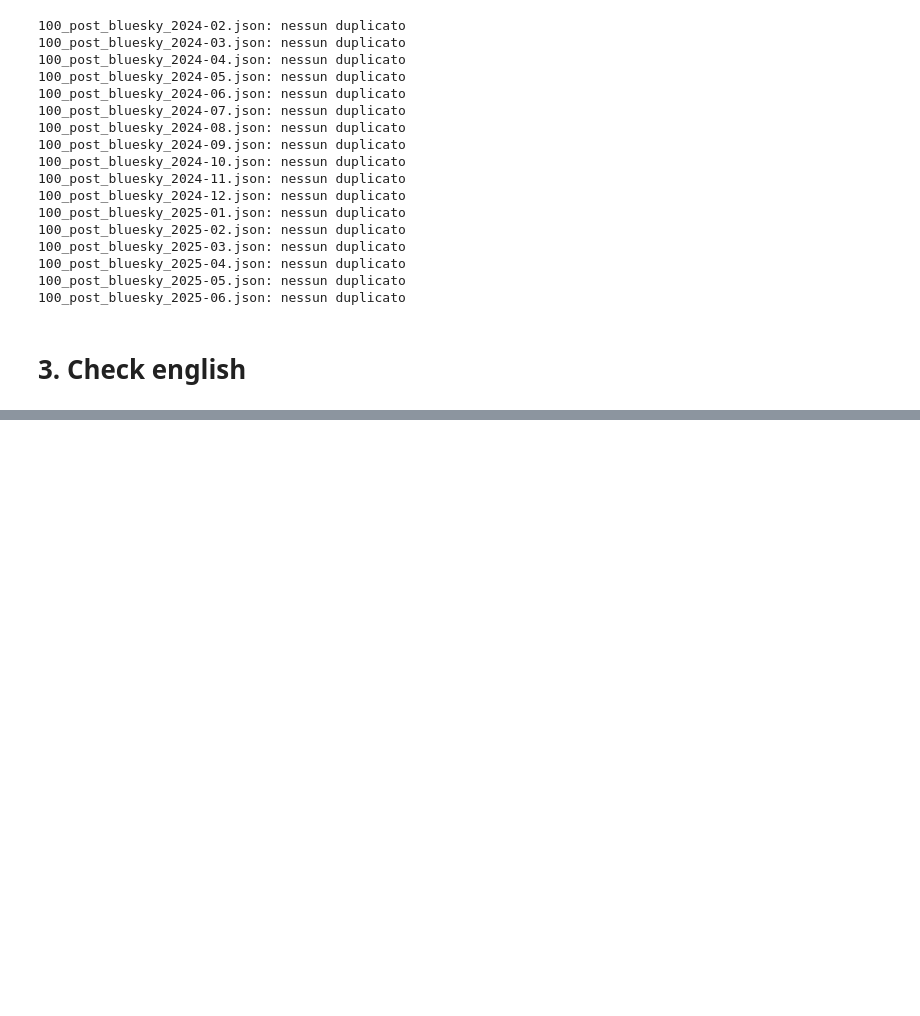
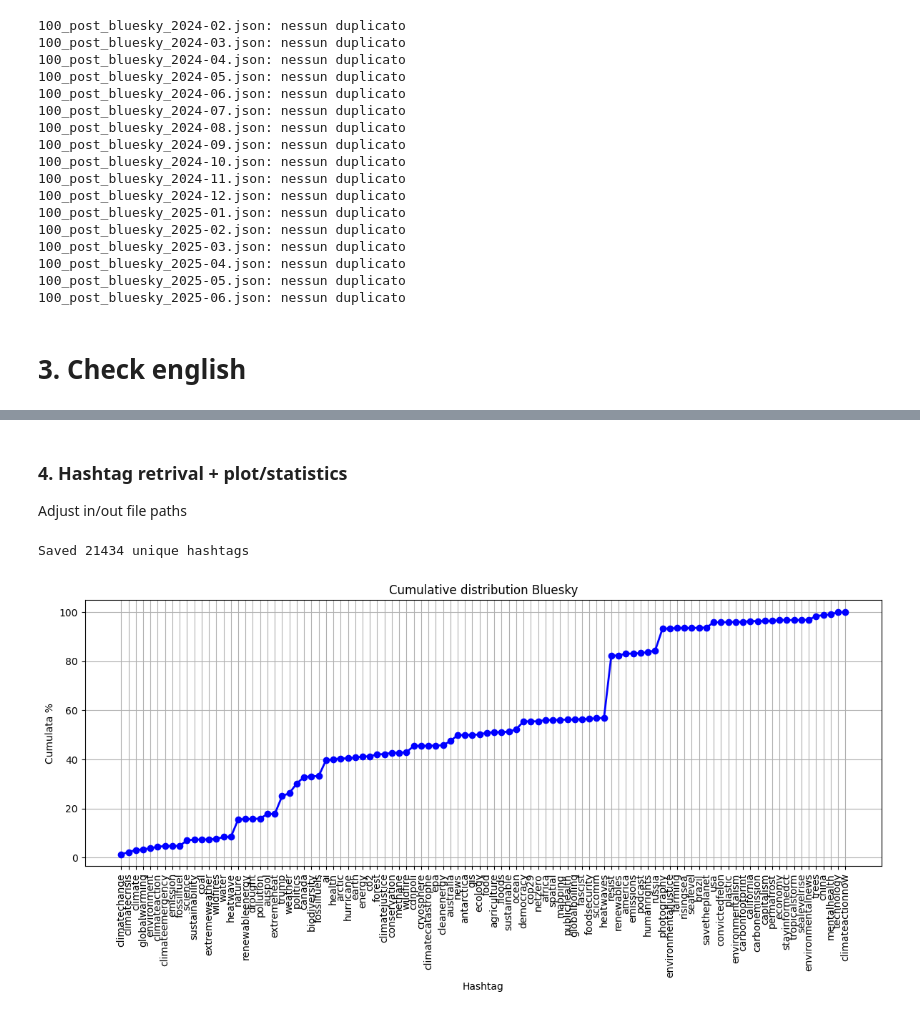
Before and after one commit to Damn18/Social-graph-miner-multi-platform-data-analysis, a Jupyter notebook: bluesky/code/100_posts/postprocessing.ipynb, the cells around one changed output, grey strips where cells are left out. Drawn from its saved outputs; the diff is of its cells as text; code cells hidden in the pictures; blank space fills up the shorter version.

```diff
--- a/bluesky/code/100_posts/postprocessing.ipynb
+++ b/bluesky/code/100_posts/postprocessing.ipynb
@@ -177,0 +246,12 @@ for fname in os.listdir(folder):
+# %%
+in_file = "/home/damn/Documents/PROJECTS/THESIS/Social-graph-miner-multi-platform-data-analysis/bluesky/code/hashtag/100_posts/hashtag_norm.json"
+out_file = "/home/damn/Documents/PROJECTS/THESIS/Social-graph-miner-multi-platform-data-analysis/bluesky/code/hashtag/100_posts/top100_hashtags.json"
+
+with open(in_file, "r", encoding="utf-8") as f:
+    hashtag_counts = json.load(f)
+
+top100 = sorted(hashtag_counts.items(), key=lambda x: x[1], reverse=True)[:100]
+top100_hashtags = [tag for tag, _ in top100]
+
+with open(out_file, "w", encoding="utf-8") as f:
+    json.dump(top100_hashtags, f, ensure_ascii=False, indent=2)
@@ -177,0 +493,60 @@ for fname in os.listdir(folder):
+# %% [markdown]
+### 4. Hashtag retrival + plot/statistics
+
+Adjust in/out file paths
+# %%
+in_file  = "/home/damn/Documents/PROJECTS/THESIS/Social-graph-miner-multi-platform-data-analysis/bluesky/dataset/100_posts/1_day/random_03-09.jsonl"
+out_file = "/home/damn/Documents/PROJECTS/THESIS/Social-graph-miner-multi-platform-data-analysis/bluesky/code/hashtag/1_day/hashtags.json"
+
+hashtags = []
+
+with open(in_file, "r", encoding="utf-8") as f:
+    for line in f:
+        data = json.loads(line)
+        if "record" in data and "facets" in data["record"]:
+            for facet in data["record"]["facets"]:
+                for feature in facet.get("features", []):
+                    if feature.get("$type") == "app.bsky.richtext.facet#tag":
+                        hashtags.append(feature["tag"].lower())
+
+counts = Counter(hashtags)
+
+with open(out_file, "w", encoding="utf-8") as f:
+    json.dump(counts, f, ensure_ascii=False, indent=2)
+
+print(f"Saved {len(counts)} unique hashtags")
+# %% [output]
+Saved 21434 unique hashtags
+# %%
+counts_file = "/home/damn/Documents/PROJECTS/THESIS/Social-graph-miner-multi-platform-data-analysis/bluesky/code/hashtag/1_day/hashtags.json"
+top100_file = "/home/damn/Documents/PROJECTS/THESIS/Social-graph-miner-multi-platform-data-analysis/bluesky/code/hashtag/100_posts/top100_hashtags.json"
+out_plot    = "/home/damn/Documents/PROJECTS/THESIS/Social-graph-miner-multi-platform-data-analysis/bluesky/code/hashtag/100_posts/top100_cumulata.png"
+
+with open(counts_file, "r", encoding="utf-8") as f:
+    all_counts = json.load(f)
+
+with open(top100_file, "r", encoding="utf-8") as f:
+    top100 = json.load(f)
+
+# build dataframe preserving the order of the list
+data = [(tag, all_counts.get(tag, 0)) for tag in top100]
+df = pd.DataFrame(data, columns=["Hashtag", "Count"])
+
+# compute cumulative %
+df["Cumulata %"] = df["Count"].cumsum() / df["Count"].sum() * 100
+
+# plot
+plt.figure(figsize=(12, 6))
+plt.plot(df["Hashtag"], df["Cumulata %"], marker="o", color="blue", linewidth=2)
+plt.xticks(rotation=90)
+plt.xlabel("Hashtag")
+plt.ylabel("Cumulata %")
+plt.title("Cumulative distribution Bluesky")
+plt.tight_layout()
+plt.grid(True)
+
+# save
+plt.savefig(out_plot)
+plt.show()
+# %% [output]
+[figure, added]
```
Also changed, not shown: parts of 19 cells of this notebook, 29 other files.
